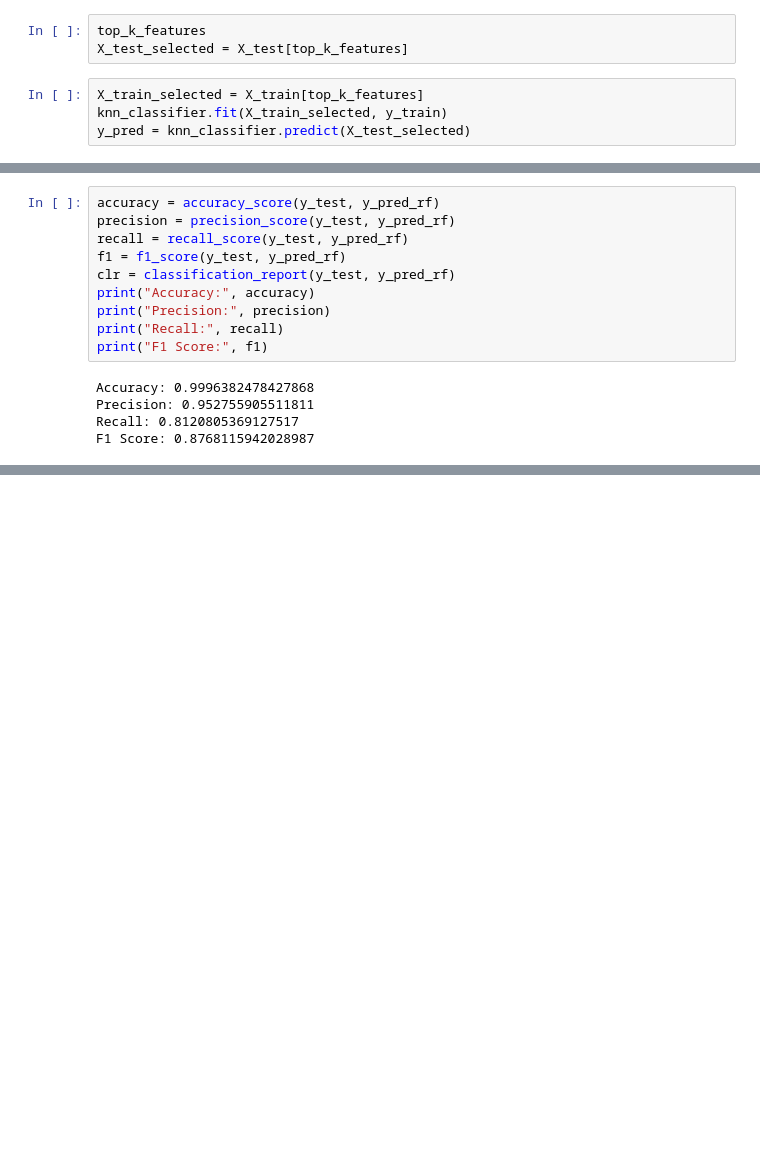
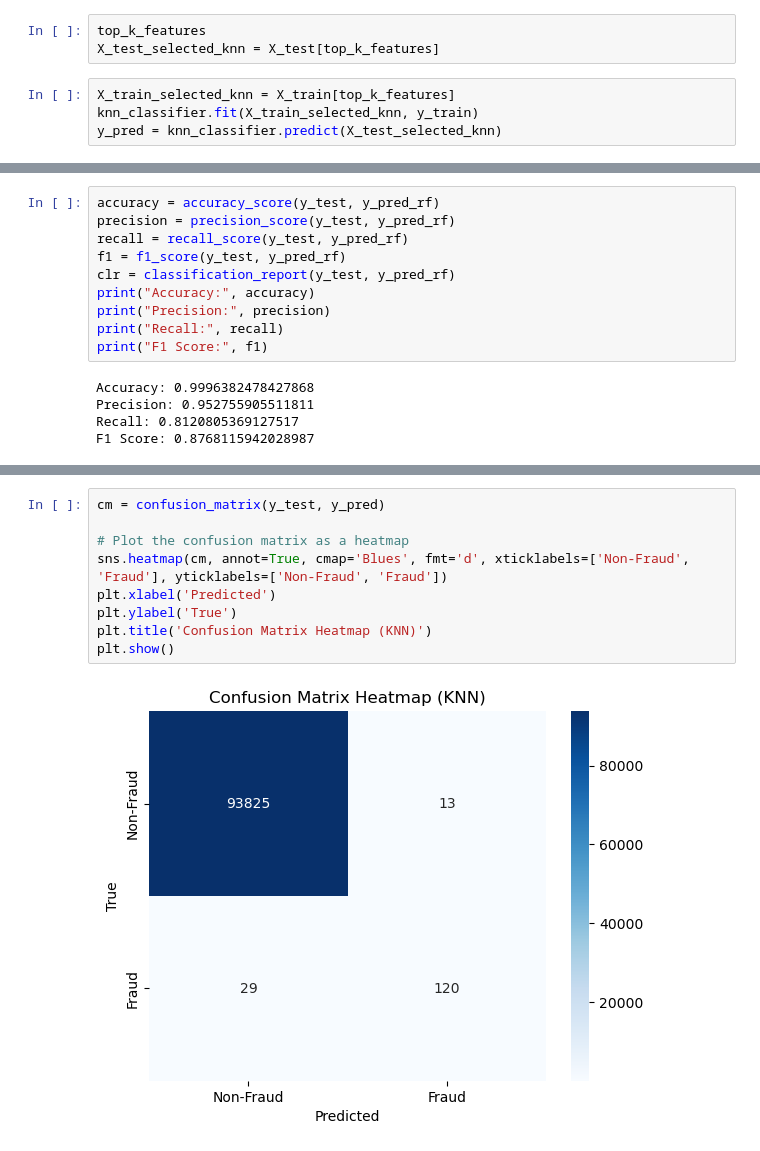
Before and after one commit to AnkitDogra-07/Research-CSE-V, a Jupyter notebook: Work/Notebooks for Data Cleaning/knn-classification.ipynb, the cells around one changed output, grey strips where cells are left out. Drawn from its saved outputs; the diff is of its cells as text; blank space fills up the shorter version.

```diff
--- a/Work/Notebooks for Data Cleaning/knn-classification.ipynb
+++ b/Work/Notebooks for Data Cleaning/knn-classification.ipynb
@@ -122,11 +122,11 @@ V6: 0.0000
 V7: 0.0000
 # %%
 top_k_features
-X_test_selected = X_test[top_k_features]
+X_test_selected_knn = X_test[top_k_features]
 # %%
-X_train_selected = X_train[top_k_features]
-knn_classifier.fit(X_train_selected, y_train)
-y_pred = knn_classifier.predict(X_test_selected)
+X_train_selected_knn = X_train[top_k_features]
+knn_classifier.fit(X_train_selected_knn, y_train)
+y_pred = knn_classifier.predict(X_test_selected_knn)
 # %%
 from sklearn.metrics import accuracy_score, precision_score, recall_score, f1_score, confusion_matrix, classification_report
 
@@ -232,0 +239,11 @@ F1 Score: 0.8768115942028987
+# %%
+cm = confusion_matrix(y_test, y_pred)
+
+# Plot the confusion matrix as a heatmap
+sns.heatmap(cm, annot=True, cmap='Blues', fmt='d', xticklabels=['Non-Fraud', 'Fraud'], yticklabels=['Non-Fraud', 'Fraud'])
+plt.xlabel('Predicted')
+plt.ylabel('True')
+plt.title('Confusion Matrix Heatmap (KNN)')
+plt.show()
+# %% [output]
+[figure, added]
```
Also changed, not shown: parts of 2 cells of this notebook.
